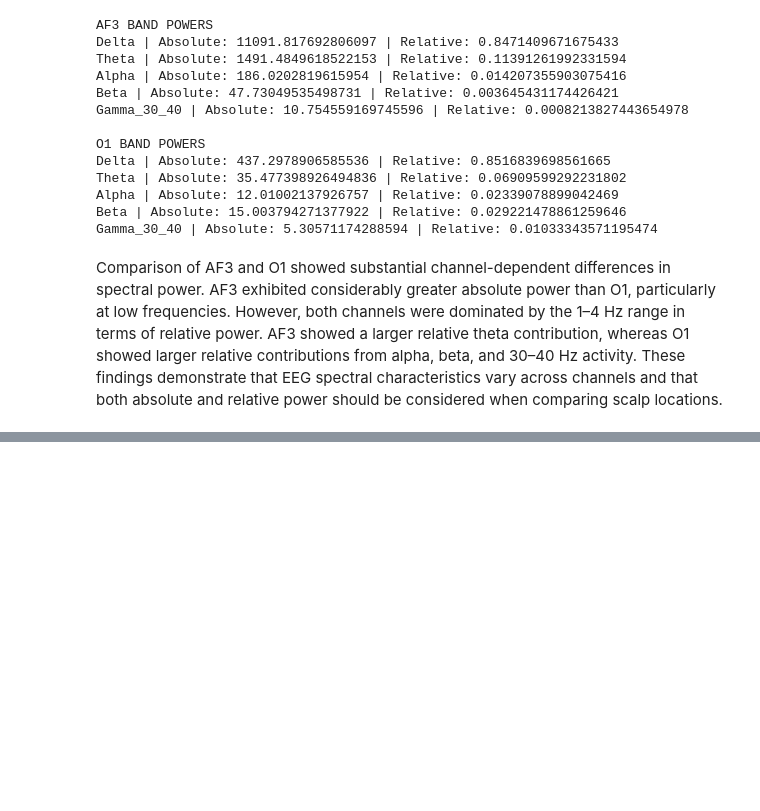
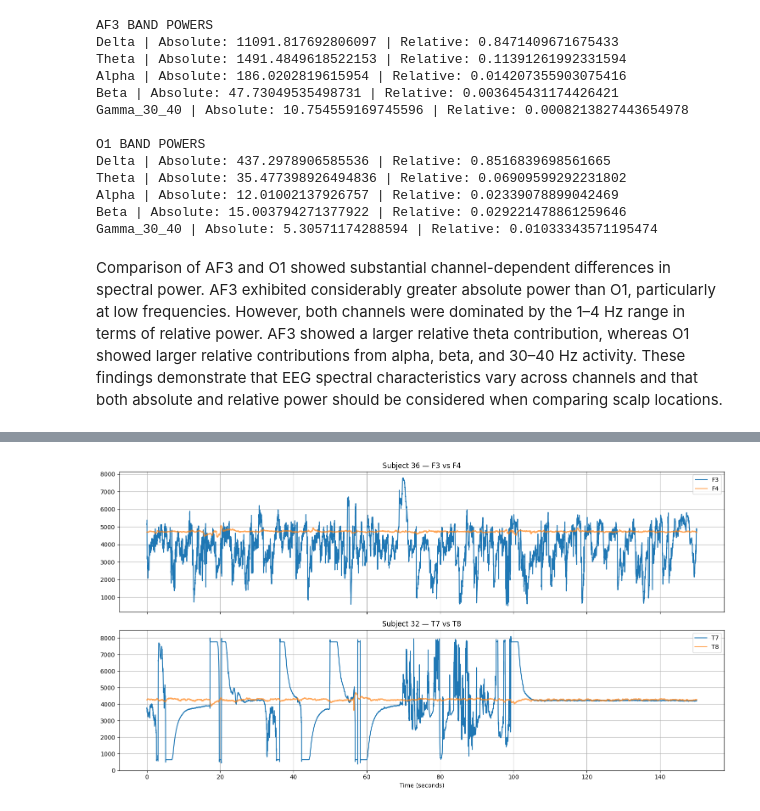
Before and after one commit to HumaimaRiaz47/eeg-cognitive-load-comparison, a Jupyter notebook: notebooks/dataset_exploration.ipynb, the cells around one changed output, grey strips where cells are left out. Drawn from its saved outputs; the diff is of its cells as text; code cells hidden in the pictures; blank space fills up the shorter version.

```diff
--- a/notebooks/dataset_exploration.ipynb
+++ b/notebooks/dataset_exploration.ipynb
@@ -1317,0 +1987,24 @@ Comparison of AF3 and O1 showed substantial channel-dependent differences in spe
+# %%
+fig, axes = plt.subplots(2, 1, figsize=(15, 8), sharex=True)
+
+time = np.arange(X.shape[1]) / fs
+
+# Subject 36: F3 vs F4
+axes[0].plot(time, X[2, :, 35], label="F3")
+axes[0].plot(time, X[11, :, 35], label="F4", alpha=0.7)
+axes[0].set_title("Subject 36 — F3 vs F4")
+axes[0].legend()
+axes[0].grid(True)
+
+# Subject 32: T7 vs T8
+axes[1].plot(time, X[4, :, 31], label="T7")
+axes[1].plot(time, X[9, :, 31], label="T8", alpha=0.7)
+axes[1].set_title("Subject 32 — T7 vs T8")
+axes[1].set_xlabel("Time (seconds)")
+axes[1].legend()
+axes[1].grid(True)
+
+plt.tight_layout()
+plt.show()
+# %% [output]
+[figure, added]
```
Also changed, not shown: parts of 34 cells of this notebook.
